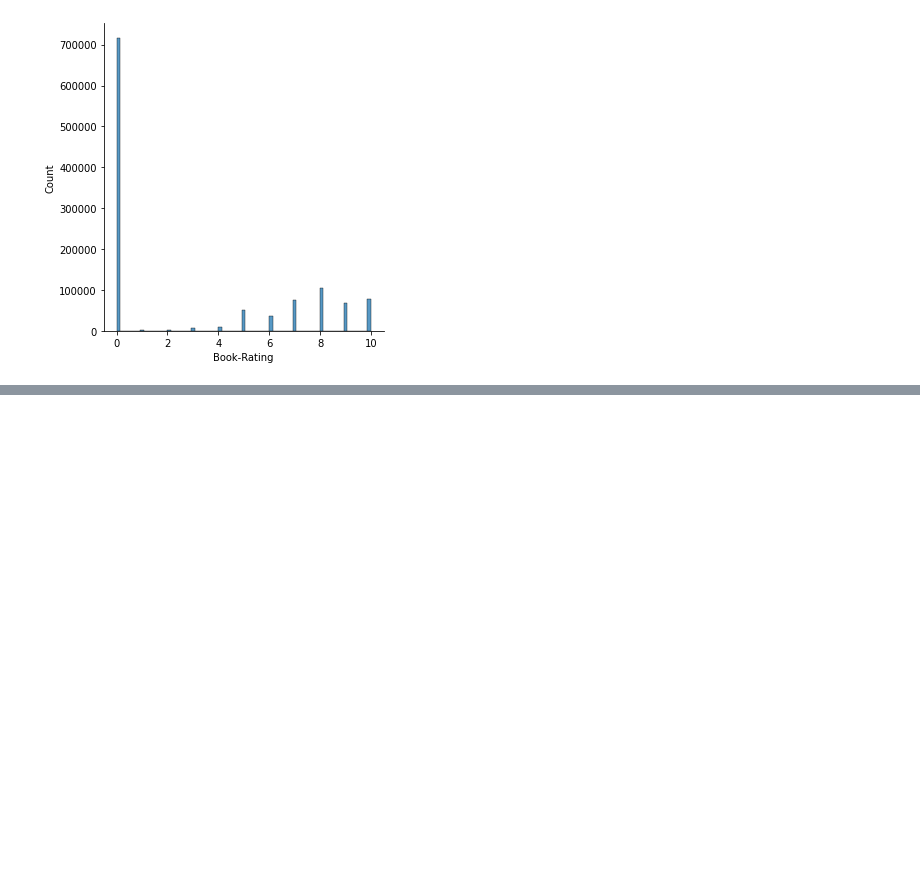
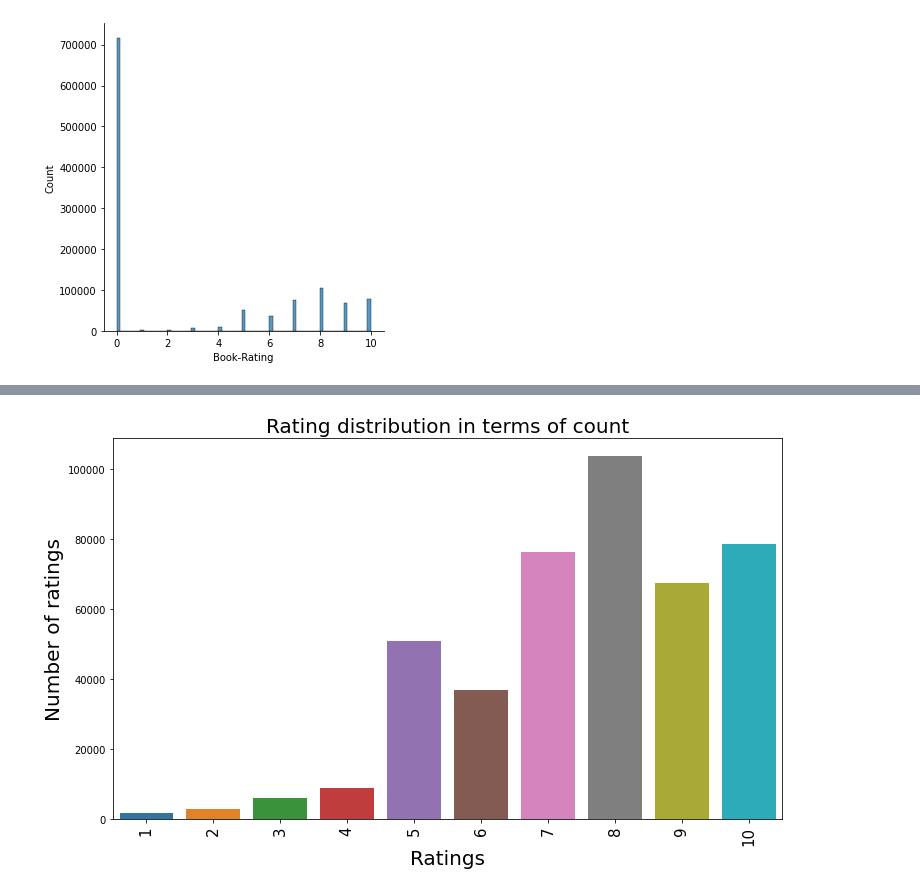
Before and after one commit to mukteshsingh95/Book-Recommendation-System, a Jupyter notebook: Book_Recommendation_System.ipynb, the cells around one changed output, grey strips where cells are left out. Drawn from its saved outputs; the diff is of its cells as text; code cells hidden in the pictures; blank space fills up the shorter version.

```diff
--- a/Book_Recommendation_System.ipynb
+++ b/Book_Recommendation_System.ipynb
@@ -430,0 +457,6 @@ sns.displot(rating_df['Book-Rating'])
+# %%
+rating_without_0=rating_df[rating_df['Book-Rating']!=0]
+# %%
+# Count of book ratings without rating 0
+rating_count=rating_without_0.groupby('Book-Rating').agg({'ISBN':'count'}).sort_values(by="ISBN",ascending=False).head(16).reset_index()
+rating_count.rename(columns = {'Book-Rating':'Book-Rating','ISBN':"count"},inplace=True)
@@ -430,0 +477,10 @@ sns.displot(rating_df['Book-Rating'])
+# %%
+# Plotting bar graph for rating distribution in terms of count
+plt.figure(figsize=(12,7))
+sns.barplot(data=rating_count, x="Book-Rating", y="count")
+plt.title("Rating distribution in terms of count",fontsize=20);
+plt.xticks(rotation=90,fontsize=15)
+plt.xlabel("Ratings",fontsize=20)
+plt.ylabel("Number of ratings",fontsize=20);
+# %% [output]
+[figure, added]
```
Also changed, not shown: parts of 45 cells of this notebook.
